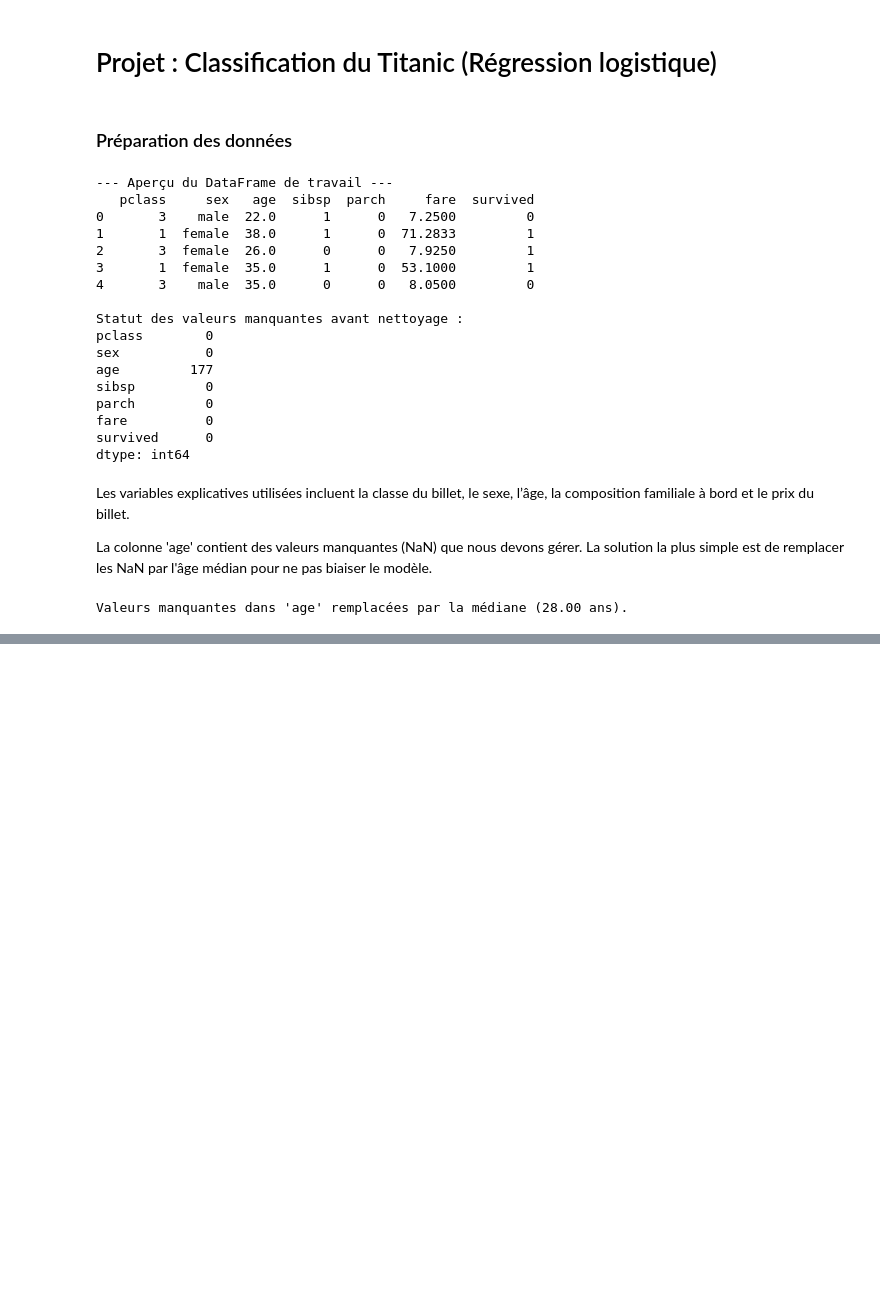
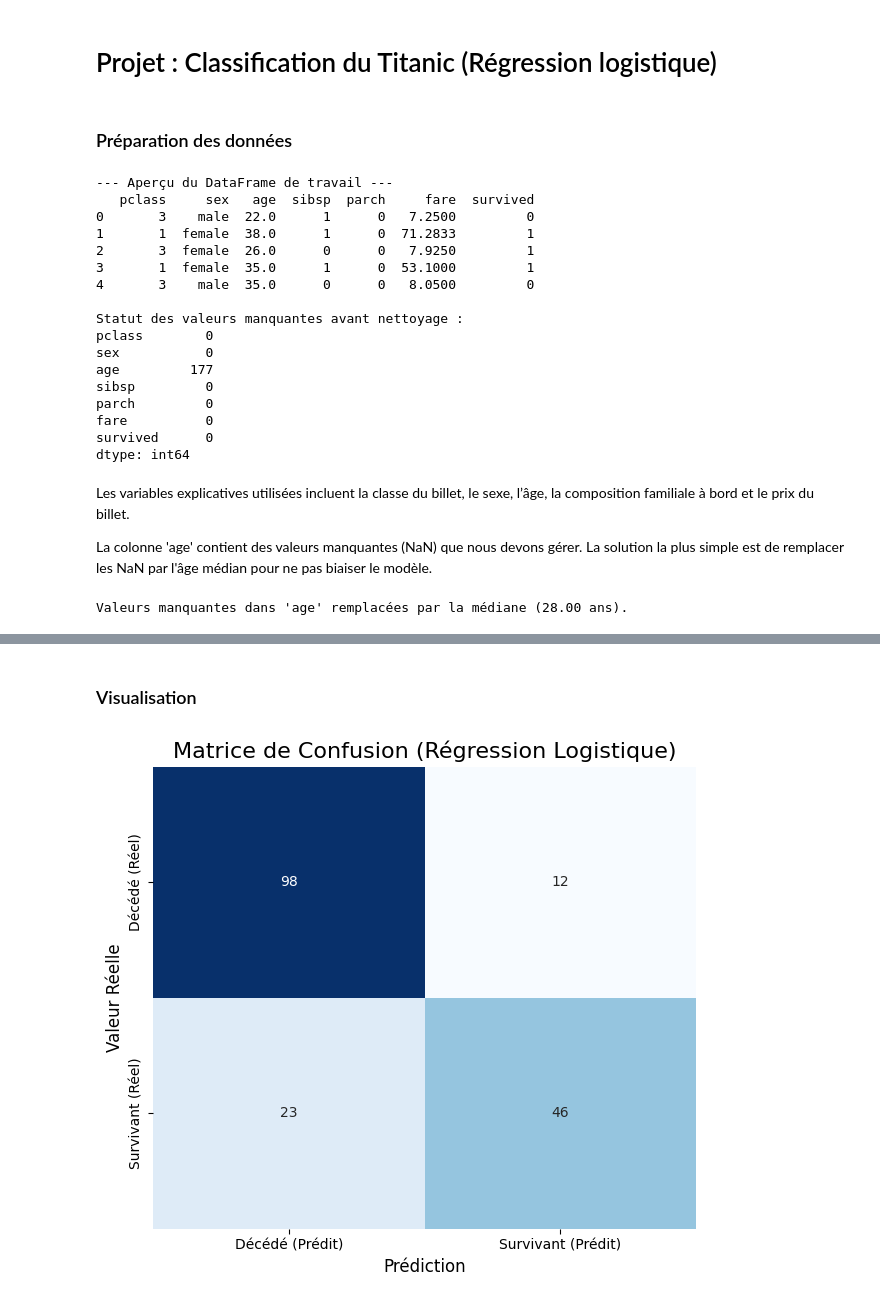
Before and after one commit to Lauriane4/ML-Portfolio-Fundamentals, a Jupyter notebook: Jupyter_Notebooks/titanic_classification.ipynb, the cells around one changed output, grey strips where cells are left out. Drawn from its saved outputs; the diff is of its cells as text; code cells hidden in the pictures; blank space fills up the shorter version.

Commit message:
feat : Finalisation de l'analyse (entraînement du modèle, évaluation et visualisation,  conclusion)

```diff
--- a/Jupyter_Notebooks/titanic_classification.ipynb
+++ b/Jupyter_Notebooks/titanic_classification.ipynb
@@ -59,3 +59,16 @@ print(f"\nValeurs manquantes dans 'age' remplacées par la médiane ({median_age
 df = df.dropna()
 # %% [output]
 Valeurs manquantes dans 'age' remplacées par la médiane (28.00 ans).
+# %%
+### Encodage des variables catégorielles (car la LogisticRegression ne peut travailler qu'avec des nombres)
+
+df["sex"] = df["sex"].map({'male': 0, 'female': 1})
+print("\n--- Aperçu du DataFrame après nettoyage et encodage ---")
+print(df.head())
+
+# Séparation des features et de la cible
+X = df[features]
+Y = df[target]
+
+# Division en ensembles d'entraînement et de test (80% entraînement, 20% test)
+x_train, x_test,y_train, y_test = train_test_split(X, Y, test_size=0.2, random_state=42, stratify=Y) # Stratify pour maintenir la proportion de classes
@@ -61,0 +85,4 @@ Valeurs manquantes dans 'age' remplacées par la médiane (28.00 ans).
+# %%
+logistic_model = LogisticRegression(solver='liblinear', random_state=42, max_iter=300) # 'liblinear' est adapté pour les petits jeux de données
+logistic_model.fit(x_train, y_train) # Entraînement du modèle
+y_pred = logistic_model.predict(x_test) # Prédictions sur l'ensemble de test
@@ -61,0 +93,10 @@ Valeurs manquantes dans 'age' remplacées par la médiane (28.00 ans).
+# %%
+cm = metrics.confusion_matrix(y_test, y_pred) # Matrice de confusion
+
+print("--- RAPPORT DE CLASSIFICATION ---")
+# Le rapport donne Precision, Recall et F1-Score pour chaque classe (0 et 1)
+print(metrics.classification_report(y_test, y_pred))
+
+# Accuracy (Précision globale)
+accuracy = metrics.accuracy_score(y_test, y_pred)
+print(f"\nAccuracy Globale du Modèle : {accuracy:.4f}")
@@ -61,0 +116,19 @@ Valeurs manquantes dans 'age' remplacées par la médiane (28.00 ans).
+# %% [markdown]
+### Visualisation
+# %%
+plt.figure(figsize=(7, 6))
+sns.heatmap(
+    cm,
+    annot=True, # Afficher les nombres dans les cases
+    fmt="d",    # Format numérique (entier)
+    cmap="Blues",
+    cbar=False,
+    xticklabels=['Décédé (Prédit)', 'Survivant (Prédit)'],
+    yticklabels=['Décédé (Réel)', 'Survivant (Réel)']
+)
+plt.title('Matrice de Confusion (Régression Logistique)', fontsize=16)
+plt.ylabel('Valeur Réelle', fontsize=12)
+plt.xlabel('Prédiction', fontsize=12)
+plt.show()
+# %% [output]
+[figure, added]
```
Also changed, not shown: parts of 7 cells of this notebook.
